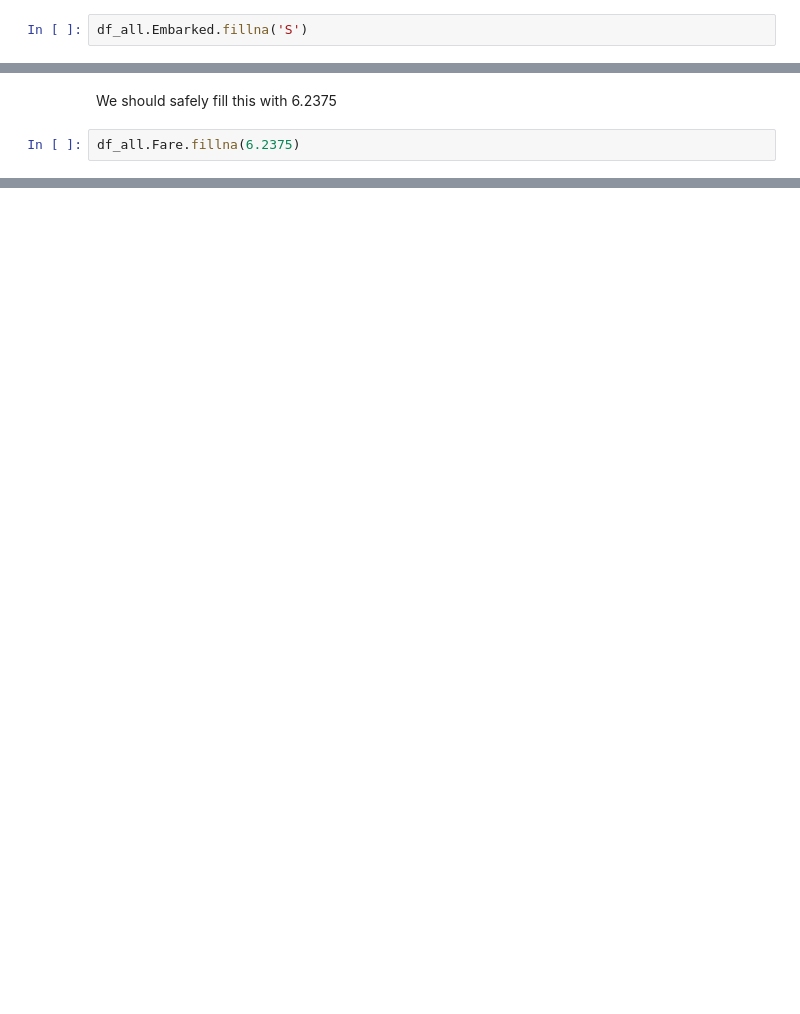
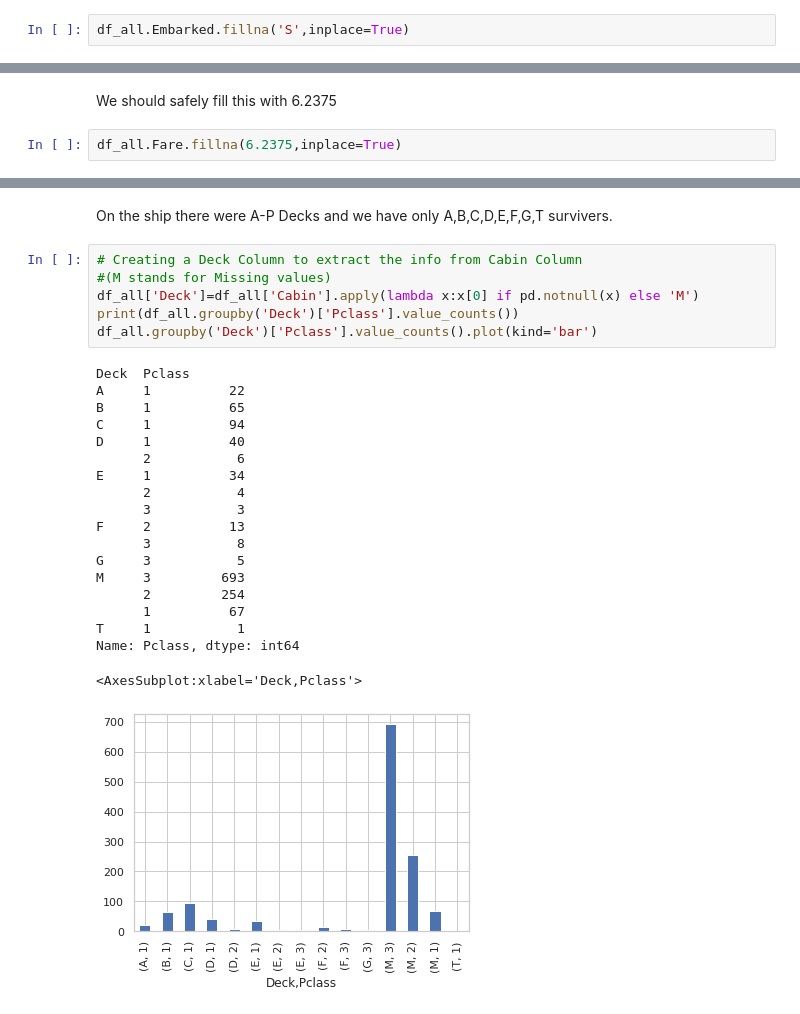
Before and after one commit to MajorCode869/Titanic_ML, a Jupyter notebook: predictive-analysis.ipynb, the cells around one changed output, grey strips where cells are left out. Saved outputs shown, nothing was run; the diff lists cells and outputs as text; blank space fills up the shorter version.

```diff
--- a/predictive-analysis.ipynb
+++ b/predictive-analysis.ipynb
@@ -388,4 +394,4 @@ df_all[df_all.Embarked.isnull()]
 https://www.encyclopedia-titanica.org/titanic-survivor/amelia-icard.html
 If you refer to this article, we can clearly infer that both of these survivors boarded from Southampton
 # %%
-df_all.Embarked.fillna('S')
+df_all.Embarked.fillna('S',inplace=True)
@@ -438,4 +431,4 @@ Name: Fare, Length: 474, dtype: float64
 # %% [markdown]
 We should safely fill this with 6.2375
 # %%
-df_all.Fare.fillna(6.2375)
+df_all.Fare.fillna(6.2375,inplace=True)
@@ -454,0 +464,28 @@ Name: Fare, Length: 1309, dtype: float64
+# %% [markdown]
+On the ship there were A-P Decks and we have only A,B,C,D,E,F,G,T survivers.
+# %%
+# Creating a Deck Column to extract the info from Cabin Column
+#(M stands for Missing values)
+df_all['Deck']=df_all['Cabin'].apply(lambda x:x[0] if pd.notnull(x) else 'M')
+print(df_all.groupby('Deck')['Pclass'].value_counts())
+df_all.groupby('Deck')['Pclass'].value_counts().plot(kind='bar')
+# %% [output]
+Deck  Pclass
+A     1          22
+B     1          65
+C     1          94
+D     1          40
+      2           6
+E     1          34
+      2           4
+      3           3
+F     2          13
+      3           8
+G     3           5
+M     3         693
+      2         254
+      1          67
+T     1           1
+Name: Pclass, dtype: int64
+<AxesSubplot:xlabel='Deck,Pclass'>
+[figure, added]
```
Also changed, not shown: parts of 55 cells of this notebook.
